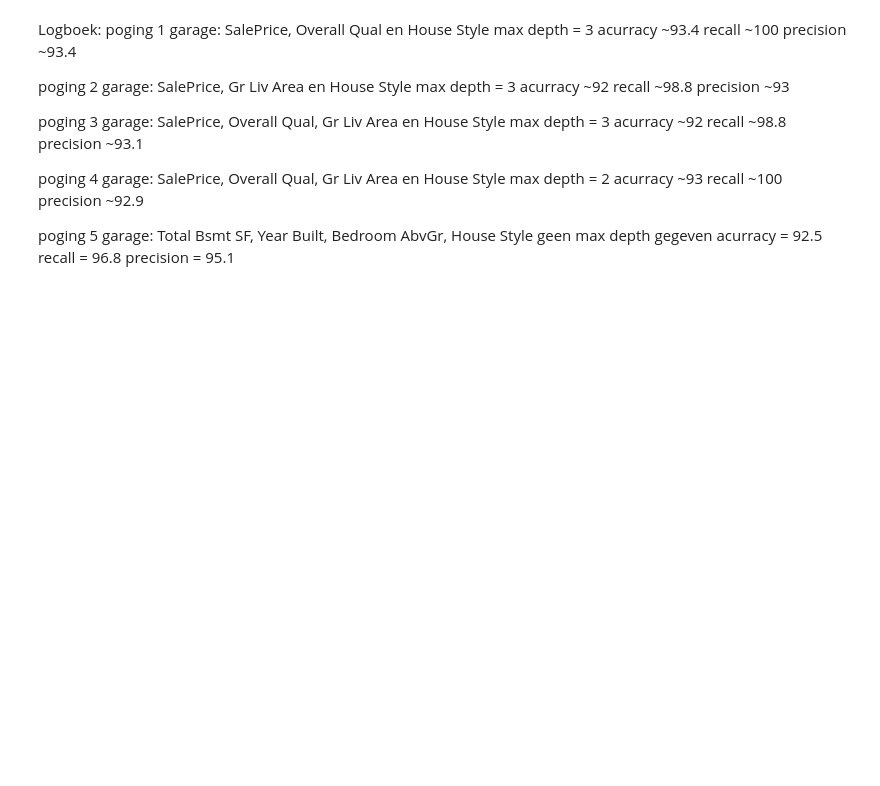
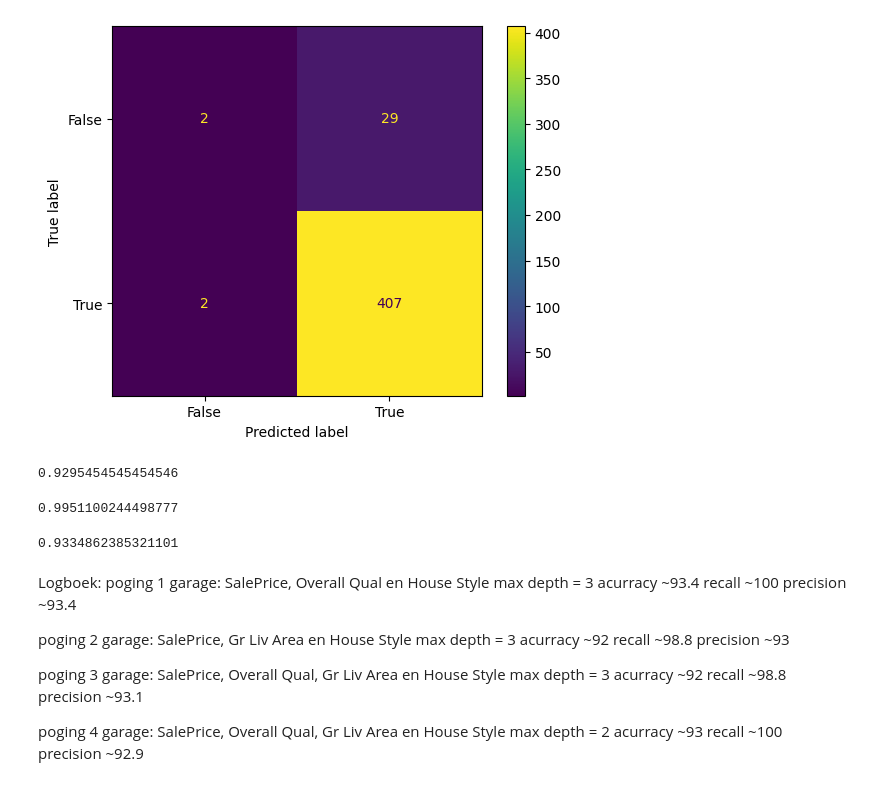
Before and after one commit to Alexanderdeweger/DEAI_portfolio, a Jupyter notebook: Week7/DA/ThijsClassification.ipynb, the cells around one changed output. Saved outputs shown, nothing was run; the diff lists cells and outputs as text; code cells hidden in the pictures; blank space fills up the shorter version.

```diff
--- a/Week7/DA/ThijsClassification.ipynb
+++ b/Week7/DA/ThijsClassification.ipynb
@@ -52,15 +132,23 @@ model_results_frame
 # %%
-confusionmatrix = metrics.confusion_matrix(model_results_frame["Garage"], model_results_frame["Prediction"])
-cm_display = metrics.ConfusionMatrixDisplay(confusion_matrix= confusionmatrix, display_labels= [False, True])
+# confusionmatrix = metrics.confusion_matrix(model_results_frame["Garage"], model_results_frame["Prediction"])
+# cm_display = metrics.ConfusionMatrixDisplay(confusion_matrix= confusionmatrix, display_labels= [False, True])
 
-cm_display.plot()
-plt.show()
+# cm_display.plot()
+# plt.show()
+# %% [output]
+[figure, added]
 # %%
-metrics.accuracy_score(model_results_frame["Garage"], model_results_frame["Prediction"])
+# metrics.accuracy_score(model_results_frame["Garage"], model_results_frame["Prediction"])
+# %% [output]
+0.9295454545454546
 # %%
-metrics.recall_score(model_results_frame["Garage"], model_results_frame["Prediction"], pos_label='yes')
+# metrics.recall_score(model_results_frame["Garage"], model_results_frame["Prediction"], pos_label='yes')
+# %% [output]
+0.9951100244498777
 # %%
-metrics.precision_score(model_results_frame["Garage"], model_results_frame["Prediction"], pos_label='yes')
+# metrics.precision_score(model_results_frame["Garage"], model_results_frame["Prediction"], pos_label='yes')
+# %% [output]
+0.9334862385321101
 # %% [markdown]
 Logboek:
 poging 1 garage:
@@ -90,10 +178,3 @@ max depth = 2
 acurracy ~93
 recall ~100
 precision ~92.9
-
-poging 5 garage:
-Total Bsmt SF, Year Built, Bedroom AbvGr, House Style
-geen max depth gegeven
-acurracy = 92.5
-recall = 96.8
-precision = 95.1
```
Also changed, not shown: parts of 22 cells of this notebook, 3 other files.
